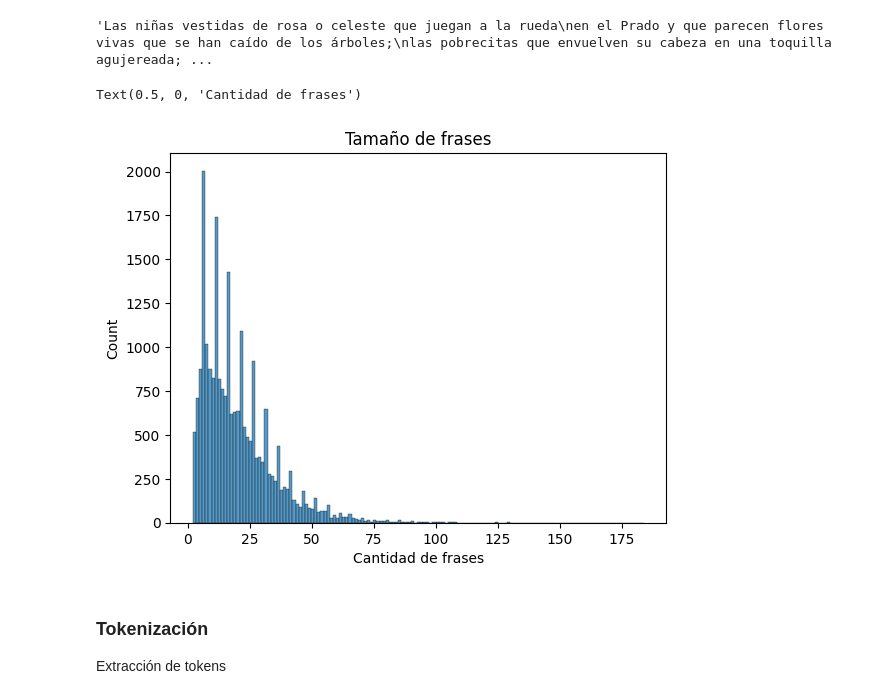
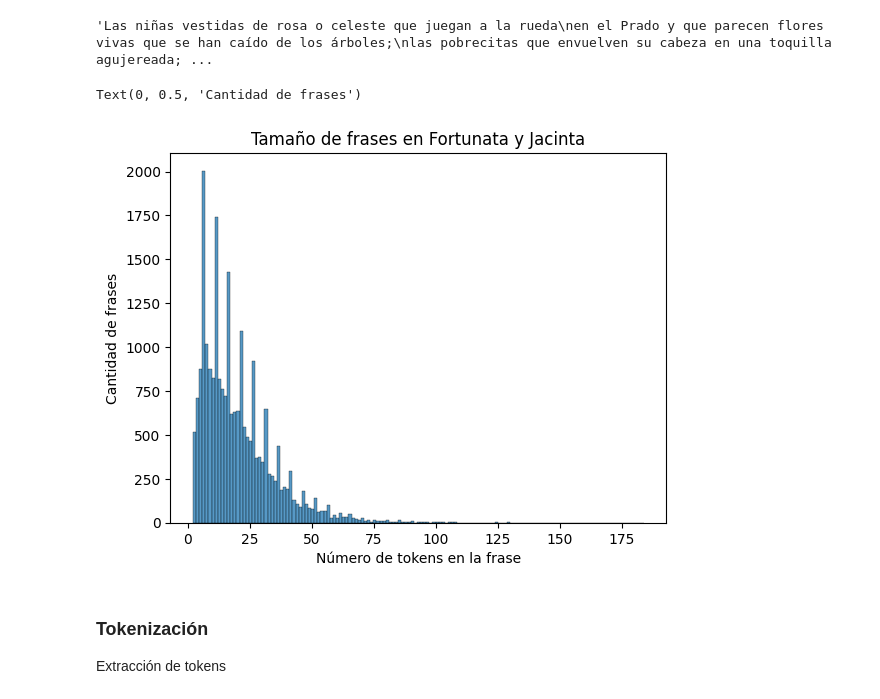
Before and after one commit to RaimundoRobotica/Stylometry, a Jupyter notebook: notebooks/extraccion_datos1.ipynb, the cells around one changed output. Saved outputs shown, nothing was run; the diff lists cells and outputs as text; code cells hidden in the pictures.

```diff
--- a/notebooks/extraccion_datos1.ipynb
+++ b/notebooks/extraccion_datos1.ipynb
@@ -73,12 +73,12 @@ fortunata_y_jacinta_sentences[2080]
 'Las niñas vestidas de rosa o celeste que juegan a la rueda\nen el Prado y que parecen flores vivas que se han caído de los árboles;\nlas pobrecitas que envuelven su cabeza en una toquilla agujereada; ...
 # %%
 sns.histplot(fortunata_y_jacinta_sentence_size)
-plt.title('Tamaño de frases')
+plt.title('Tamaño de frases en Fortunata y Jacinta')
 plt.xlabel('Número de tokens en la frase')
-plt.xlabel('Cantidad de frases')
+plt.ylabel('Cantidad de frases')
 # %% [output]
-Text(0.5, 0, 'Cantidad de frases')
+Text(0, 0.5, 'Cantidad de frases')
-[figure, old version]
+[figure, new version]
 # %% [markdown]
 ### Tokenización
 
```
Also changed, not shown: parts of 2 cells of this notebook, 2 other files.
